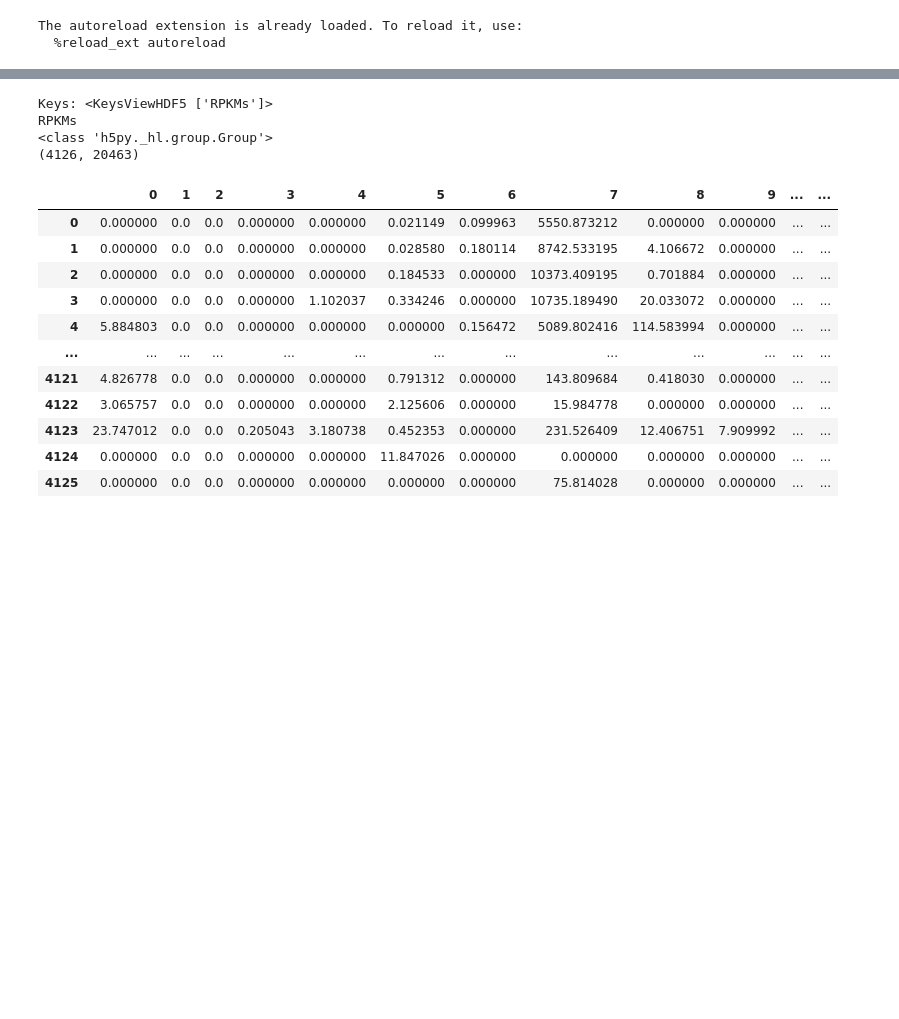
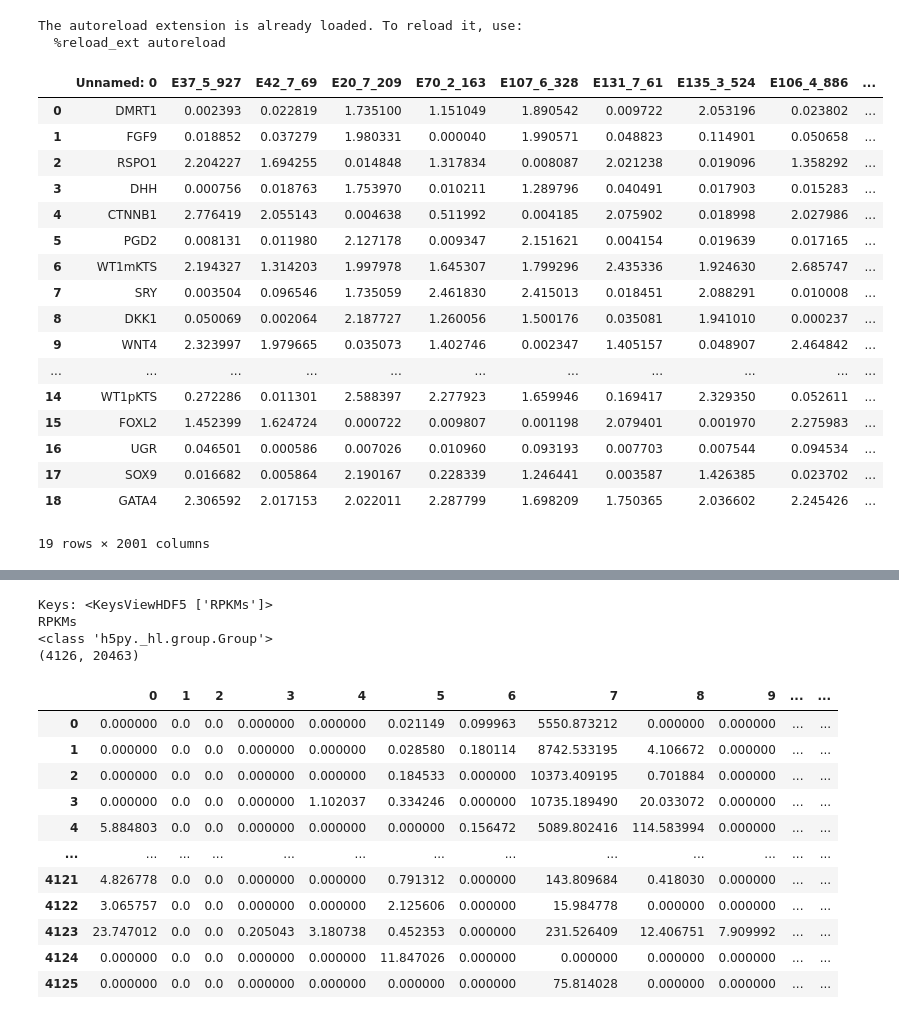
Before and after one commit to ankitbha/dfdl_imputation, a Jupyter notebook: josh_GENIE3_tests.ipynb, the cells around one changed output, grey strips where cells are left out. Saved outputs shown, nothing was run; the diff lists cells and outputs as text; code cells hidden in the pictures; blank space fills up the shorter version.

```diff
--- a/josh_GENIE3_tests.ipynb
+++ b/josh_GENIE3_tests.ipynb
@@ -37,0 +58,21 @@ file2.close()
+# %%
+pd.read_csv('./Beeline/inputs/example/GSD/ExpressionData.csv')
+# %% [output]
+|  | Unnamed: 0 | E37_5_927 | E42_7_69 | E20_7_209 | E70_2_163 | E107_6_328 | E131_7_61 | E135_3_524 | E106_4_886 | ... |
+| 0 | DMRT1 | 0.002393 | 0.022819 | 1.735100 | 1.151049 | 1.890542 | 0.009722 | 2.053196 | 0.023802 | ... |
+| 1 | FGF9 | 0.018852 | 0.037279 | 1.980331 | 0.000040 | 1.990571 | 0.048823 | 0.114901 | 0.050658 | ... |
+| 2 | RSPO1 | 2.204227 | 1.694255 | 0.014848 | 1.317834 | 0.008087 | 2.021238 | 0.019096 | 1.358292 | ... |
+| 3 | DHH | 0.000756 | 0.018763 | 1.753970 | 0.010211 | 1.289796 | 0.040491 | 0.017903 | 0.015283 | ... |
+| 4 | CTNNB1 | 2.776419 | 2.055143 | 0.004638 | 0.511992 | 0.004185 | 2.075902 | 0.018998 | 2.027986 | ... |
+| 5 | PGD2 | 0.008131 | 0.011980 | 2.127178 | 0.009347 | 2.151621 | 0.004154 | 0.019639 | 0.017165 | ... |
+| 6 | WT1mKTS | 2.194327 | 1.314203 | 1.997978 | 1.645307 | 1.799296 | 2.435336 | 1.924630 | 2.685747 | ... |
+| 7 | SRY | 0.003504 | 0.096546 | 1.735059 | 2.461830 | 2.415013 | 0.018451 | 2.088291 | 0.010008 | ... |
+| 8 | DKK1 | 0.050069 | 0.002064 | 2.187727 | 1.260056 | 1.500176 | 0.035081 | 1.941010 | 0.000237 | ... |
+| 9 | WNT4 | 2.323997 | 1.979665 | 0.035073 | 1.402746 | 0.002347 | 1.405157 | 0.048907 | 2.464842 | ... |
+| ... | ... | ... | ... | ... | ... | ... | ... | ... | ... | ... |
+| 14 | WT1pKTS | 0.272286 | 0.011301 | 2.588397 | 2.277923 | 1.659946 | 0.169417 | 2.329350 | 0.052611 | ... |
+| 15 | FOXL2 | 1.452399 | 1.624724 | 0.000722 | 0.009807 | 0.001198 | 2.079401 | 0.001970 | 2.275983 | ... |
+| 16 | UGR | 0.046501 | 0.000586 | 0.007026 | 0.010960 | 0.093193 | 0.007703 | 0.007544 | 0.094534 | ... |
+| 17 | SOX9 | 0.016682 | 0.005864 | 2.190167 | 0.228339 | 1.246441 | 0.003587 | 1.426385 | 0.023702 | ... |
+| 18 | GATA4 | 2.306592 | 2.017153 | 2.022011 | 2.287799 | 1.698209 | 1.750365 | 2.036602 | 2.245426 | ... |
+19 rows × 2001 columns
```
Also changed, not shown: parts of 5 cells of this notebook, 3 other files.
